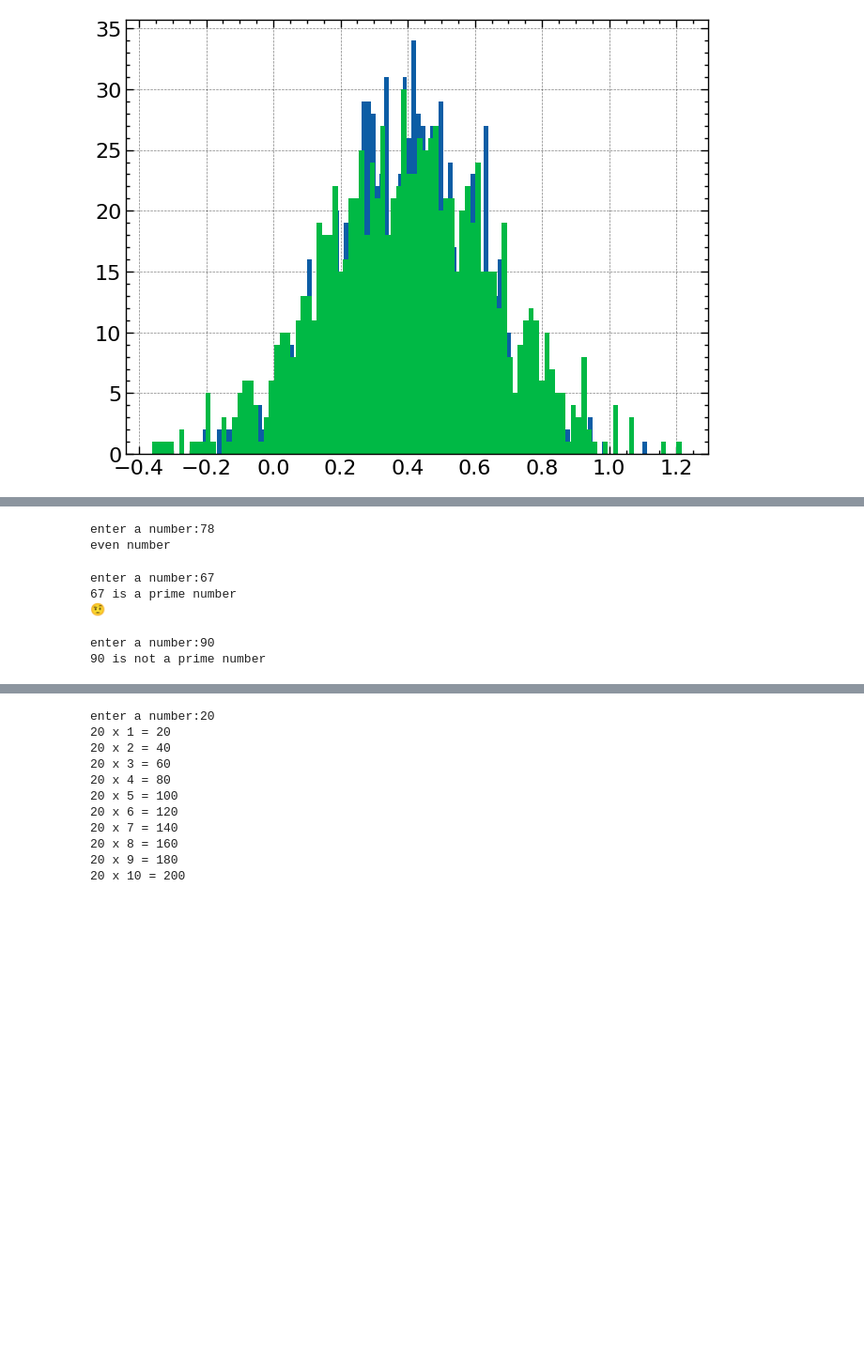
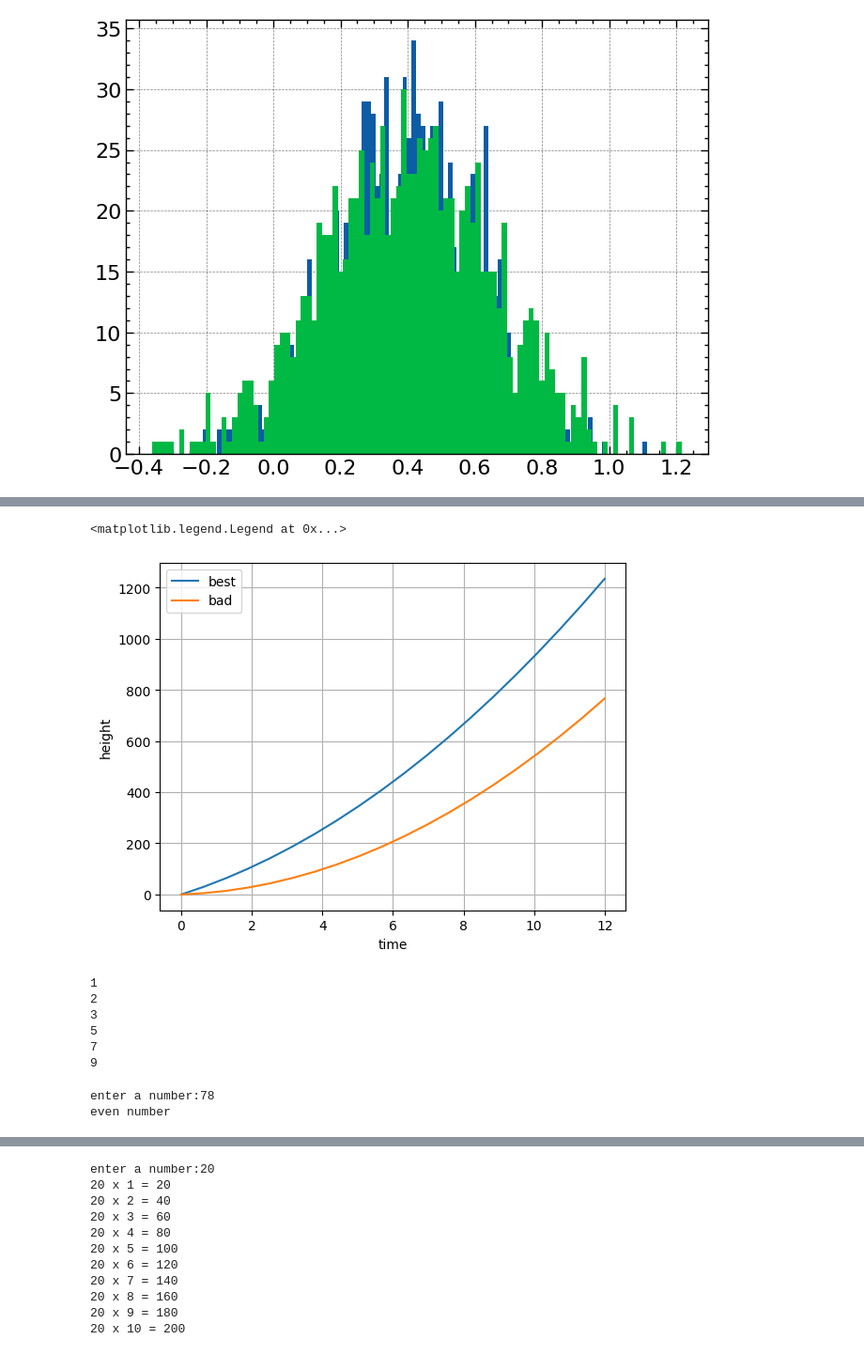
Before and after one commit to PratyushMaharana/pingu-the-basics-, a Jupyter notebook: Coding.ipynb, the cells around one changed output, grey strips where cells are left out. Shown: that part at 94% size. Saved outputs shown, nothing was run; the diff lists cells and outputs as text; code cells hidden in the pictures; blank space fills up the shorter version.

```diff
--- a/Coding.ipynb
+++ b/Coding.ipynb
@@ -187,3 +161,34 @@ Reversed number:321
+# %%
+import numpy as np
+import matplotlib.pyplot as plt
+t = np.linspace(0,12,20)
+a= 9.81
+v=44
+u=5
+v0=1/2*a*t**2+v*t
+u0=1/2*a*t**2+u*t
+plt.plot(t,v0, label='best')
+plt.plot(t,u0, label='bad')
+plt.xlabel('time')
+plt.ylabel('height')
+plt.grid()
+plt.legend()
+# %% [output]
+<matplotlib.legend.Legend at 0x...>
+[figure, added]
+# %%
+summation=0
+for i in range(10):
+  if not(i%4==0) and not(i%6==0):
+    summation+=i
+    print(i)
+# %% [output]
+1
+2
+3
+5
+7
+9
 # %%
 num=int(input("enter a number:"))
 if (num%2)==0:
@@ -193,45 +198,3 @@ else:
 # %% [output]
 enter a number:78
 even number
-# %%
-num=int(input("enter a number:"))
-flag = False
-
-if num == 0 or num == 1:
-    print(num, "is not a prime number")
-elif num > 1:
-    for i in range(2, num):
-        if (num % i) == 0:
-
-            flag = True
-
-            break
-
-
-    if flag:
-        print(num, "is not a prime number")
-    else:
-        print(num, "is a prime number")
-
-        print("\U0001F928")
-# %% [output]
-enter a number:67
-67 is a prime number
-🤨
-# %%
-num=int(input("enter a number:"))
-flag=False
-if num==0 or num==1:
-    print(num,"is not a prime number")
-elif num>1:
-    for i in range(2,num):
-        if (num % i) == 0:
-           flag=True
-           break
-    if flag:
-      print(num,"is not a prime number")
-    else:
-      print(num, "is a prime number")
-# %% [output]
-enter a number:90
-90 is not a prime number
```
Also changed, not shown: parts of 91 cells of this notebook.
